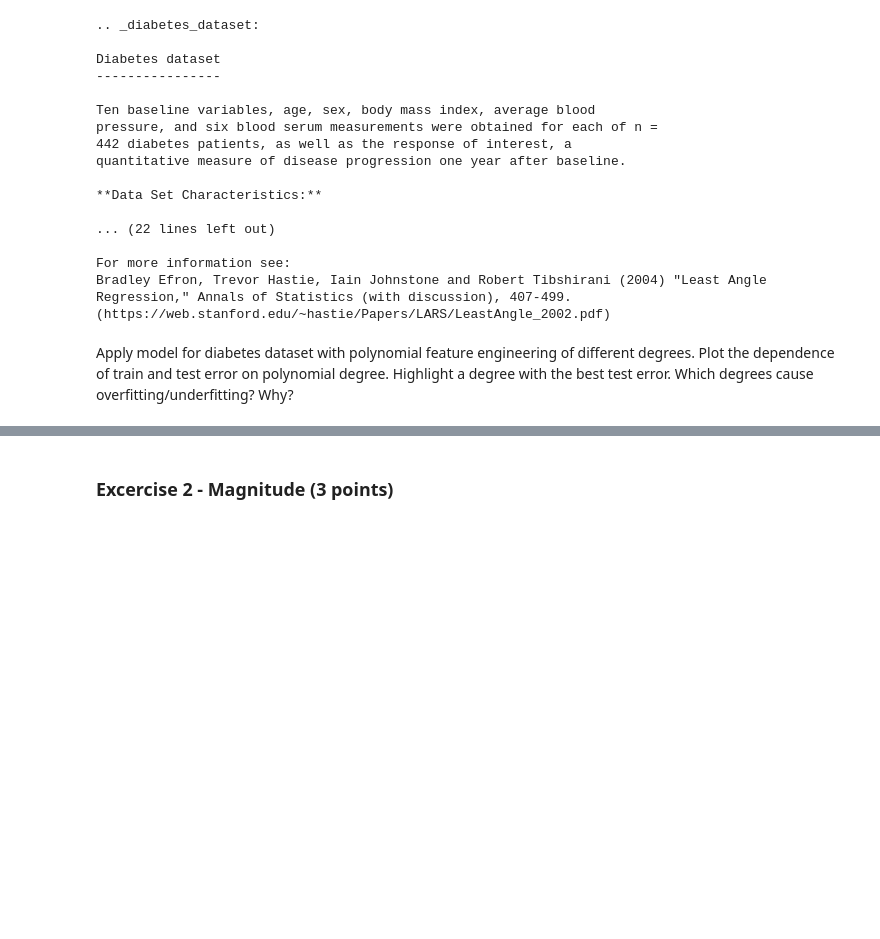
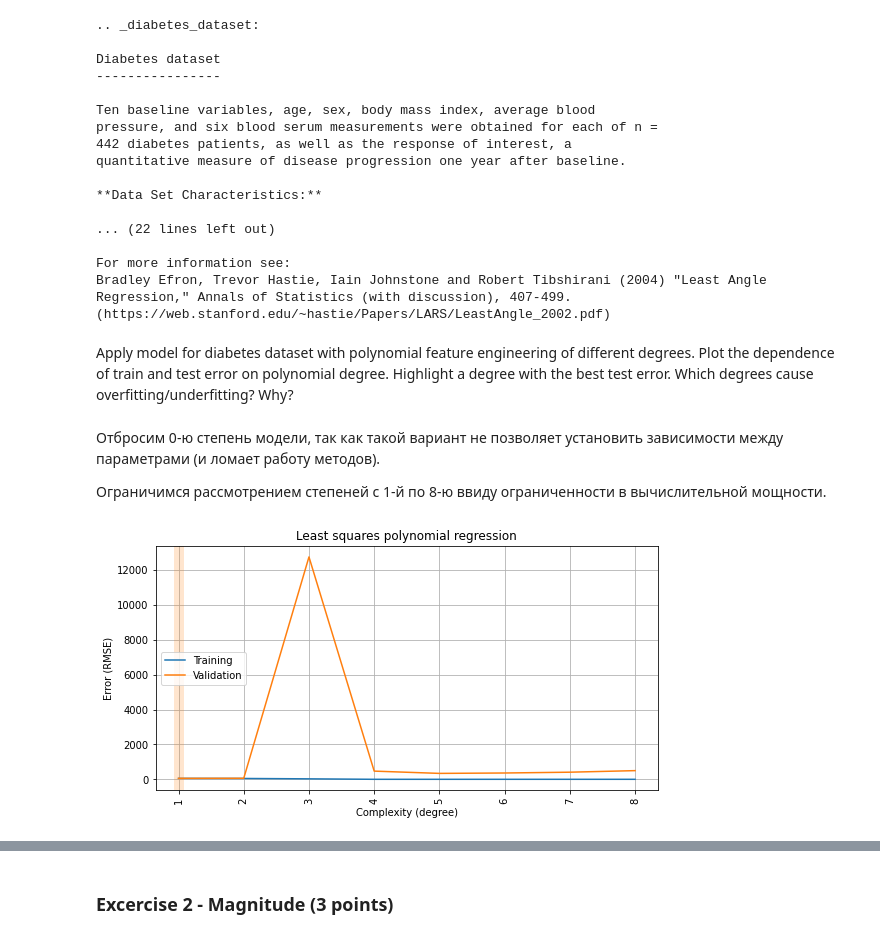
Before and after one commit to LaSegadora/rsschool_4_overfitting_regularization, a Jupyter notebook: overfitting_regularization.ipynb, the cells around one changed output, grey strips where cells are left out. Cells and saved outputs as stored; diff of their text form; code cells hidden in the pictures; blank space fills up the shorter version.

```diff
--- a/overfitting_regularization.ipynb
+++ b/overfitting_regularization.ipynb
@@ -375,0 +374,20 @@ Apply model for diabetes dataset with polynomial feature engineering of differen
+# %% [markdown]
+Отбросим 0-ю степень модели, так как такой вариант не позволяет установить зависимости между параметрами (и ломает работу методов).
+
+Ограничимся рассмотрением степеней с 1-й по 8-ю ввиду ограниченности в вычислительной мощности.
+# %%
+# your findings/
+DEGREES_ = DEGREES[1:9]
+rmse_train, rmse_valid = [], []
+for degree in DEGREES_:
+    results = cross_validate(make_model(degree),
+                             X_diabetes, y_diabetes, cv=5,
+                             return_train_score=True,
+                             scoring='neg_root_mean_squared_error')
+    rmse_train.append(-np.mean(results['train_score']))
+    rmse_valid.append(-np.mean(results['test_score']))
+
+plot_fitting_graph(DEGREES_, rmse_train, rmse_valid, xlabel='Complexity (degree)', ylabel='Error (RMSE)',
+                   title='Least squares polynomial regression')
+# %% [output]
+[figure, added]
```
Also changed, not shown: parts of 14 cells of this notebook.
